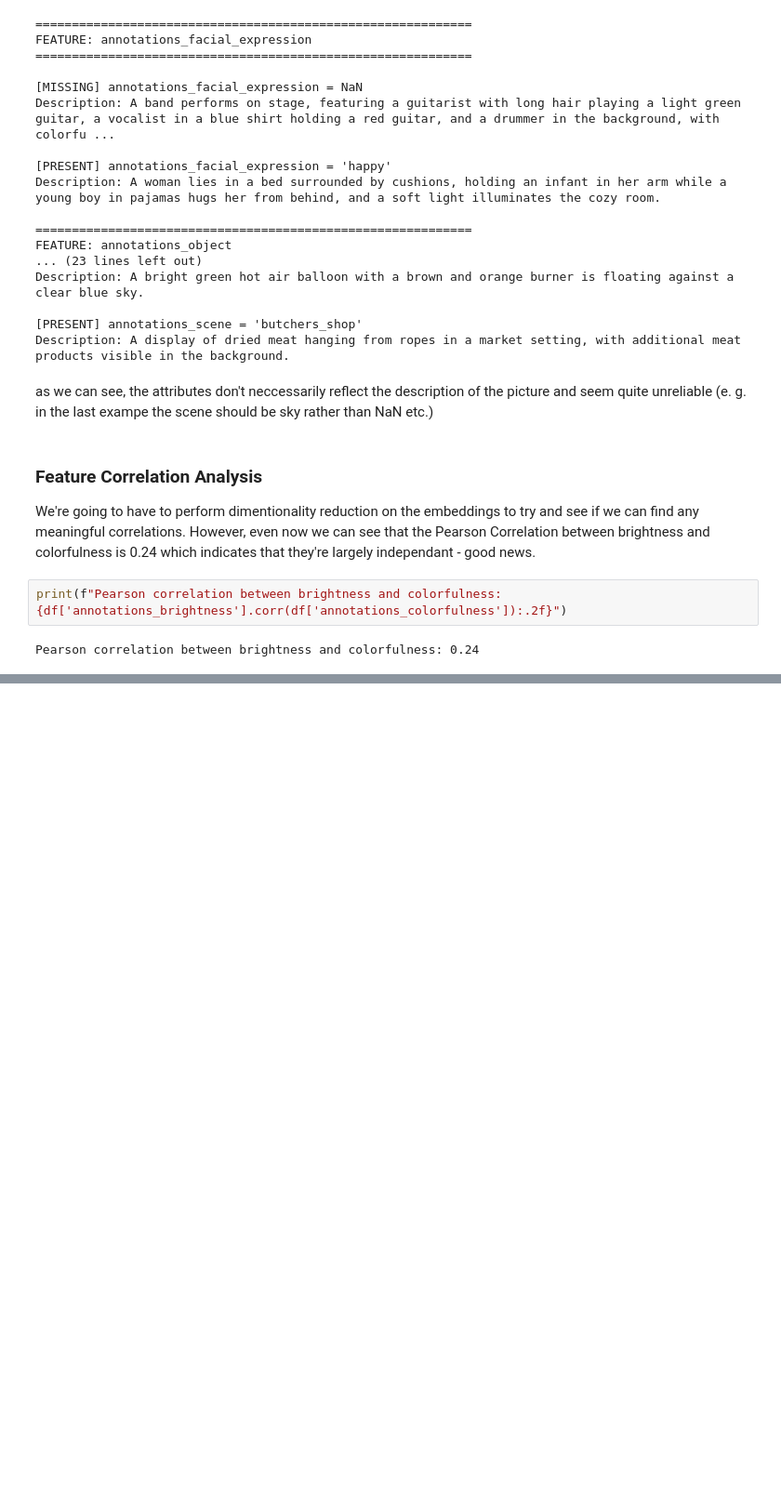
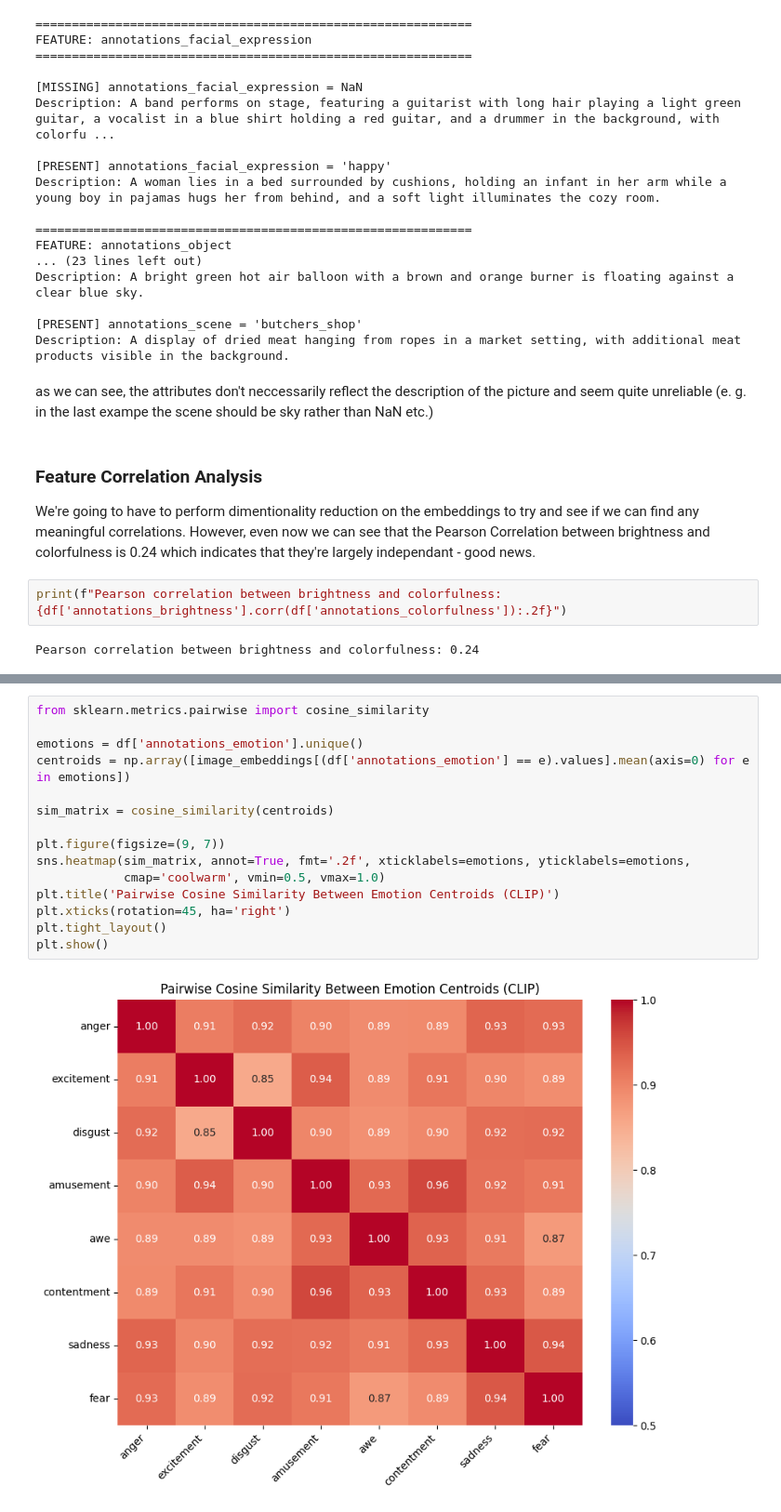
Before and after one commit to yodesser/Embeddings, a Jupyter notebook: FinalProject.ipynb, the cells around one changed output, grey strips where cells are left out. Shown at 93% size. Drawn from its saved outputs; the diff is of its cells as text; blank space fills up the shorter version.

```diff
--- a/FinalProject.ipynb
+++ b/FinalProject.ipynb
@@ -325,0 +400,17 @@ Pearson correlation between brightness and colorfulness: 0.24
+# %%
+from sklearn.metrics.pairwise import cosine_similarity
+
+emotions = df['annotations_emotion'].unique()
+centroids = np.array([image_embeddings[(df['annotations_emotion'] == e).values].mean(axis=0) for e in emotions])
+
+sim_matrix = cosine_similarity(centroids)
+
+plt.figure(figsize=(9, 7))
+sns.heatmap(sim_matrix, annot=True, fmt='.2f', xticklabels=emotions, yticklabels=emotions,
+            cmap='coolwarm', vmin=0.5, vmax=1.0)
+plt.title('Pairwise Cosine Similarity Between Emotion Centroids (CLIP)')
+plt.xticks(rotation=45, ha='right')
+plt.tight_layout()
+plt.show()
+# %% [output]
+[figure, added]
```
Also changed, not shown: parts of 25 cells of this notebook, 2 other files.
